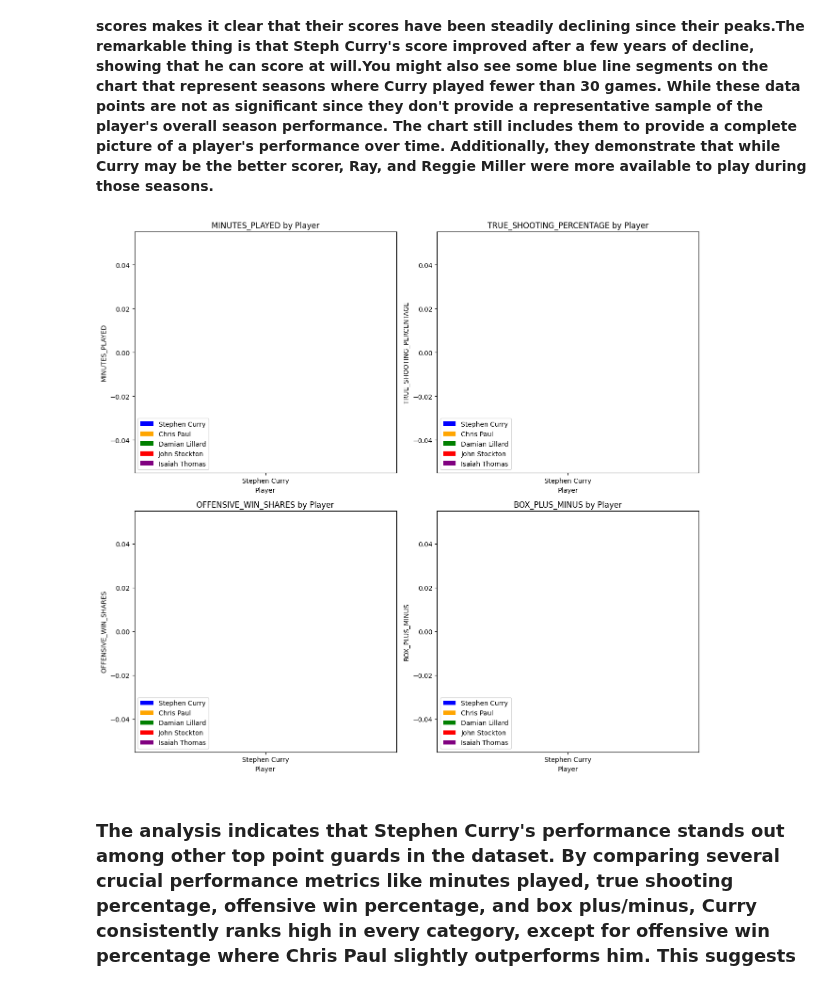
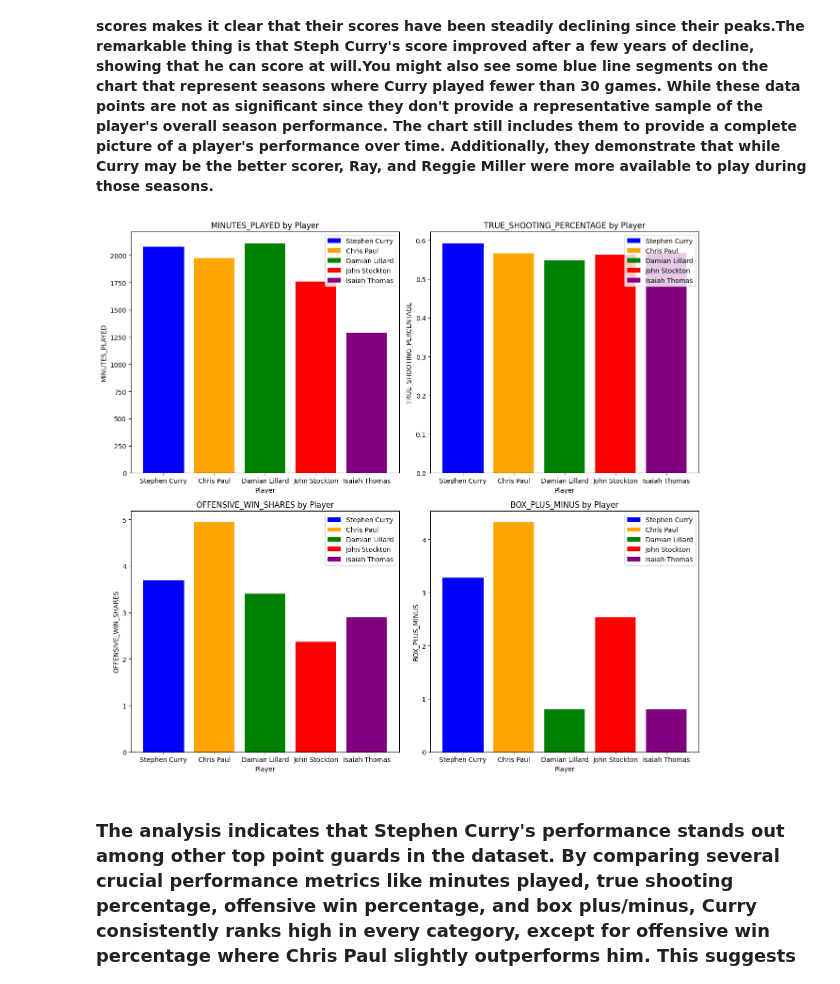
Before and after one commit to ubco-W2022T2-data301/project-group-group-23, a Jupyter notebook: analysis/Analysis 1.ipynb, the cells around one changed output. Cells and saved outputs as stored; diff of their text form; code cells hidden in the pictures.

```diff
--- a/analysis/Analysis 1.ipynb
+++ b/analysis/Analysis 1.ipynb
@@ -135,38 +135,35 @@ advanced_stats = advanced_stats[(advanced_stats['true_shooting_percentage'] >= l
                                 (advanced_stats['offensive_win_shares'] <= upper_bound['offensive_win_shares']) &
                                 (advanced_stats['box_plus_minus'] >= lower_bound['box_plus_minus']) &
                                 (advanced_stats['box_plus_minus'] <= upper_bound['box_plus_minus'])]
-
-# Drop rows with missing values
-advanced_stats.dropna(inplace=True)
 
 # Replace a value within the dataframe
 advanced_stats.loc[advanced_stats['player_name'] == 'Isaiah Thomas', 'position'] = 'PG'
 
 # Create dataframes for Stephen Curry and other PGs
 curry_cols = advanced_stats.loc[advanced_stats['player_name'] == 'Stephen Curry', selected_cols]
 paul_cols = advanced_stats.loc[advanced_stats['player_name'] == 'Chris Paul', selected_cols]
 lillard_cols = advanced_stats.loc[advanced_stats['player_name'] == 'Damian Lillard', selected_cols]
 stockton_cols = advanced_stats.loc[advanced_stats['player_name'] == 'John Stockton', selected_cols]
 thomas_cols = advanced_stats.loc[advanced_stats['player_name'] == 'Isaiah Thomas', selected_cols]
 
 # Create scatter plot comparing Curry to other PGs
 fig, axs = plt.subplots(2, 2, figsize=(13, 12))
 axs = axs.flatten()
 labels = ['Stephen Curry', 'Chris Paul', 'Damian Lillard', 'John Stockton', 'Isaiah Thomas']
 colors = ['blue', 'orange', 'green', 'red', 'purple']
 
 for i, col in enumerate(selected_cols[3:]):
     for j, player_cols in enumerate([curry_cols, paul_cols, lillard_cols, stockton_cols, thomas_cols]):
         axs[i].bar(labels[j], player_cols[col].mean(), label=labels[j], color=colors[j])
     axs[i].set_xlabel('Player')
     axs[i].set_ylabel(col.upper())
     axs[i].set_title(f'{col.upper()} by Player')
     axs[i].legend()
 
 plt.tight_layout()
 plt.show()
 # %% [output]
-[figure, old version]
+[figure, new version]
 # %% [markdown]
 ### The analysis indicates that Stephen Curry's performance stands out among other top point guards in the dataset. By comparing several crucial performance metrics like minutes played, true shooting percentage, offensive win percentage, and box plus/minus, Curry consistently ranks high in every category, except for offensive win percentage where Chris Paul slightly outperforms him. This suggests that Curry is the cream of the crop among other point guards. It is worth noting that while Curry doesn't top every category, he is still highly competitive in all of them. Furthermore, being the leader in the True Shooting Percentage category is a notable achievement since it measures a player's overall efficiency in shooting, making Curry's performance even more impressive.
 # %% [markdown]
```
Also changed, not shown: 2 other files.
